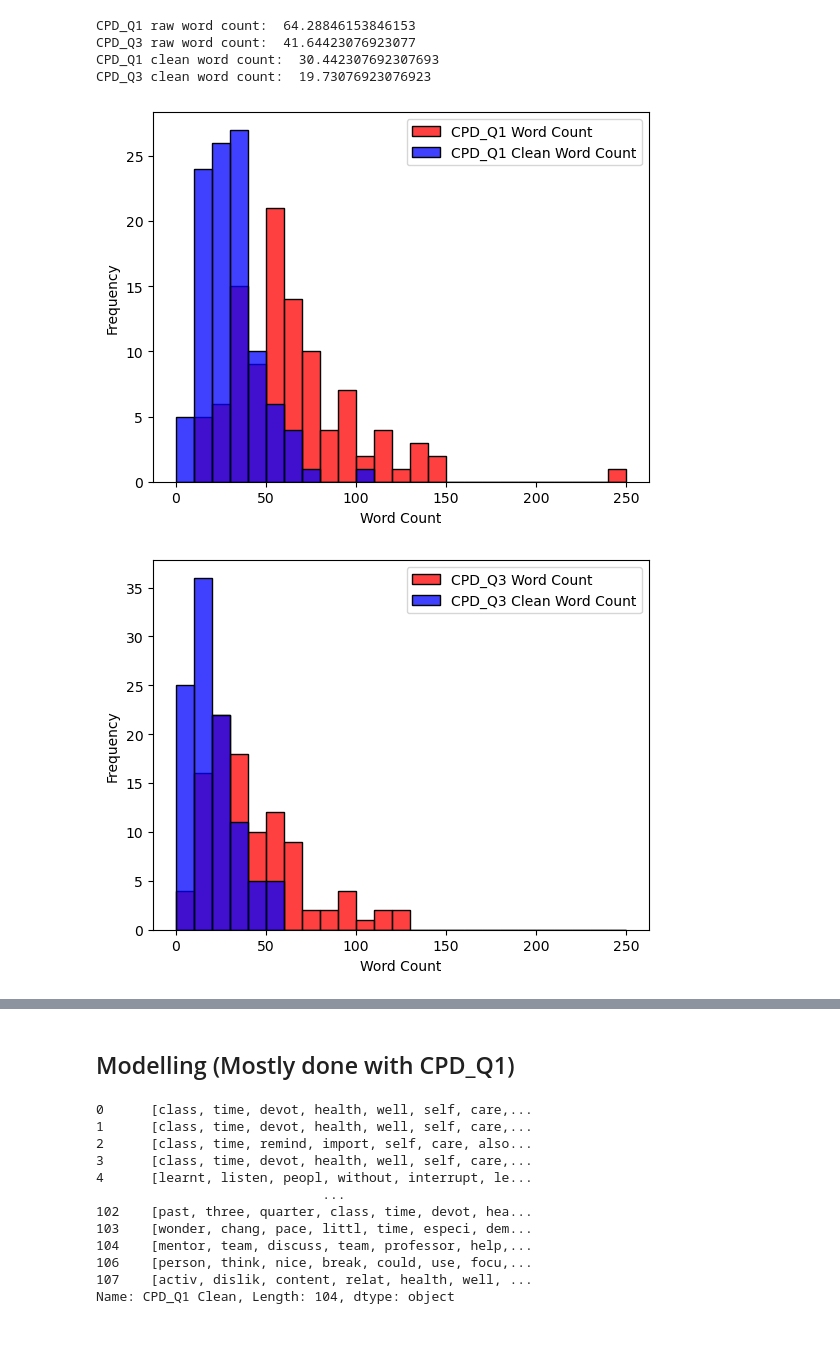
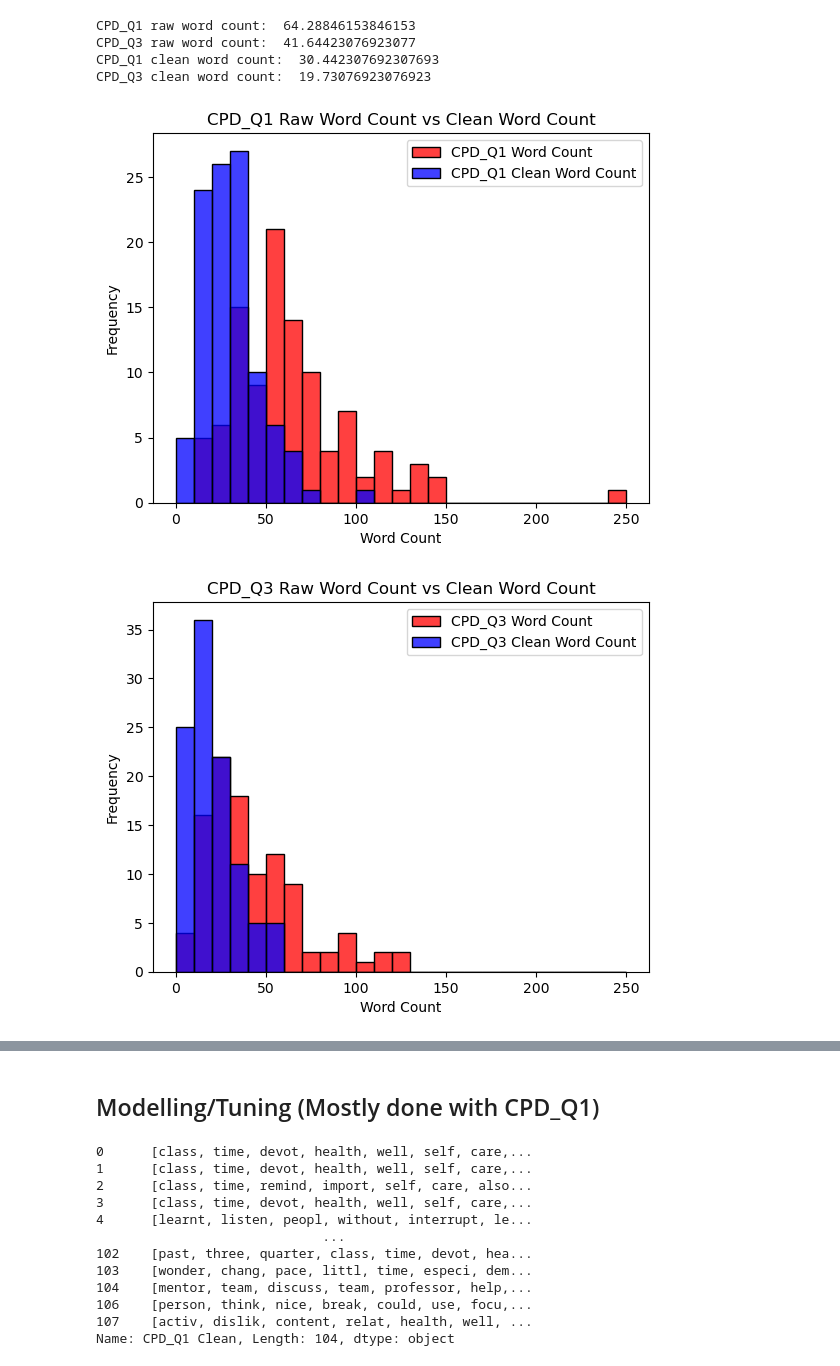
Before and after one commit to bellaachang/UW-Pharm-NLP, a Jupyter notebook: James_EDA.ipynb, the cells around one changed output, grey strips where cells are left out. Cells and saved outputs as stored; diff of their text form; code cells hidden in the pictures; blank space fills up the shorter version.

Commit message:
Add visualizations and start creating final model/interpretting

```diff
--- a/James_EDA.ipynb
+++ b/James_EDA.ipynb
@@ -101,18 +101,20 @@ CPD_Q3 clean word count:  19.73076923076923
 # %%
 # Plotting word counts
 
 custom_bins = list(range(0, 251, 10))
 
 sns.histplot(data=data, x='CPD_Q1 Word Count', color='red', label='CPD_Q1 Word Count', bins=custom_bins)
 sns.histplot(data=data, x='CPD_Q1 Clean Word Count', color='blue', label='CPD_Q1 Clean Word Count', bins=custom_bins)
 
+plt.title("CPD_Q1 Raw Word Count vs Clean Word Count")
+
 plt.xlabel('Word Count')
 plt.ylabel('Frequency')
 plt.legend()
 
 plt.show()
 # %% [output]
-[figure, old version]
+[figure, new version]
 # %%
 # Plotting word counts
 
@@ -121,13 +123,14 @@ custom_bins = list(range(0, 251, 10))
 sns.histplot(data=data, x='CPD_Q3 Word Count', color='red', label='CPD_Q3 Word Count', bins=custom_bins)
 sns.histplot(data=data, x='CPD_Q3 Clean Word Count', color='blue', label='CPD_Q3 Clean Word Count', bins=custom_bins)
 
+plt.title("CPD_Q3 Raw Word Count vs Clean Word Count")
 plt.xlabel('Word Count')
 plt.ylabel('Frequency')
 plt.legend()
 
 plt.show()
 # %% [output]
-[figure, old version]
+[figure, new version]
 # %%
 data.sort_values(by=['CPD_Q3 Word Count'], ascending=True)['CPD_Q3'].head(15)
 # %% [output]
@@ -167,7 +170,7 @@ data.sort_values(by=['CPD_Q3 Clean Word Count'], ascending=True)['CPD_Q3 Clean']
 63     [allow, focu, thing, neglect, lot, physic, hea...
 Name: CPD_Q3 Clean, dtype: object
 # %% [markdown]
-## Modelling (Mostly done with CPD_Q1)
+## Modelling/Tuning (Mostly done with CPD_Q1)
 # %%
 data.head()
 modelling_data = data[['CPD_Q1 Clean', 'CPD_Q3 Clean']]
```
Also changed, not shown: parts of 10 cells of this notebook.
